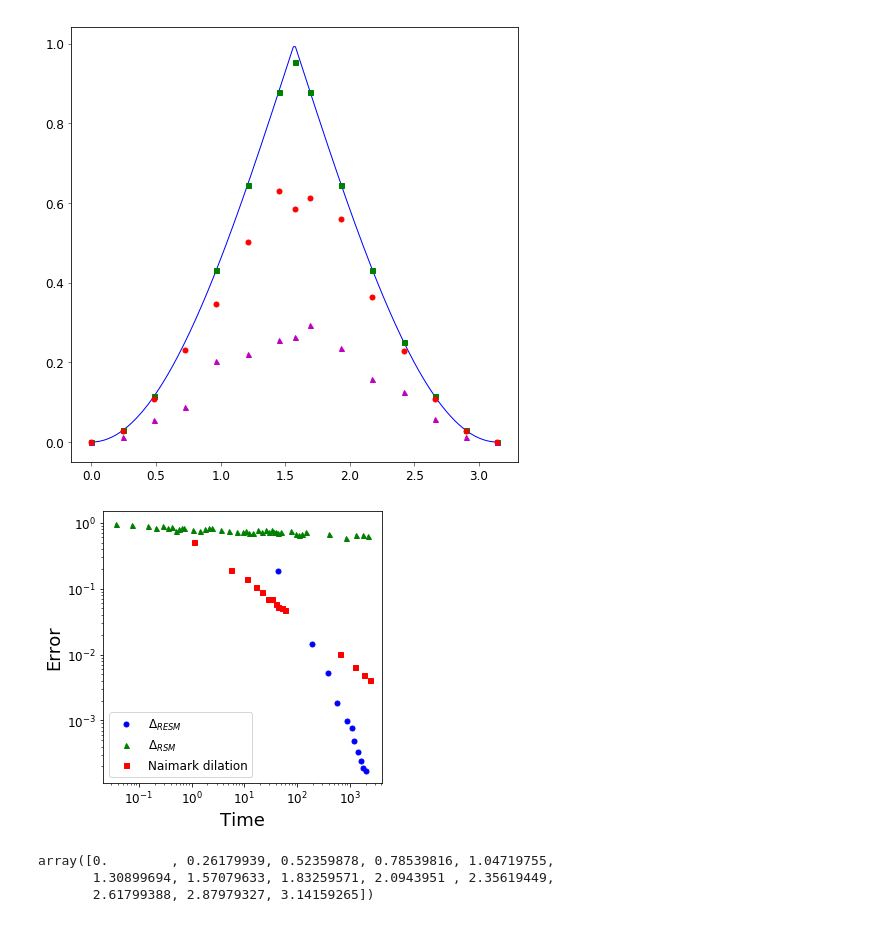
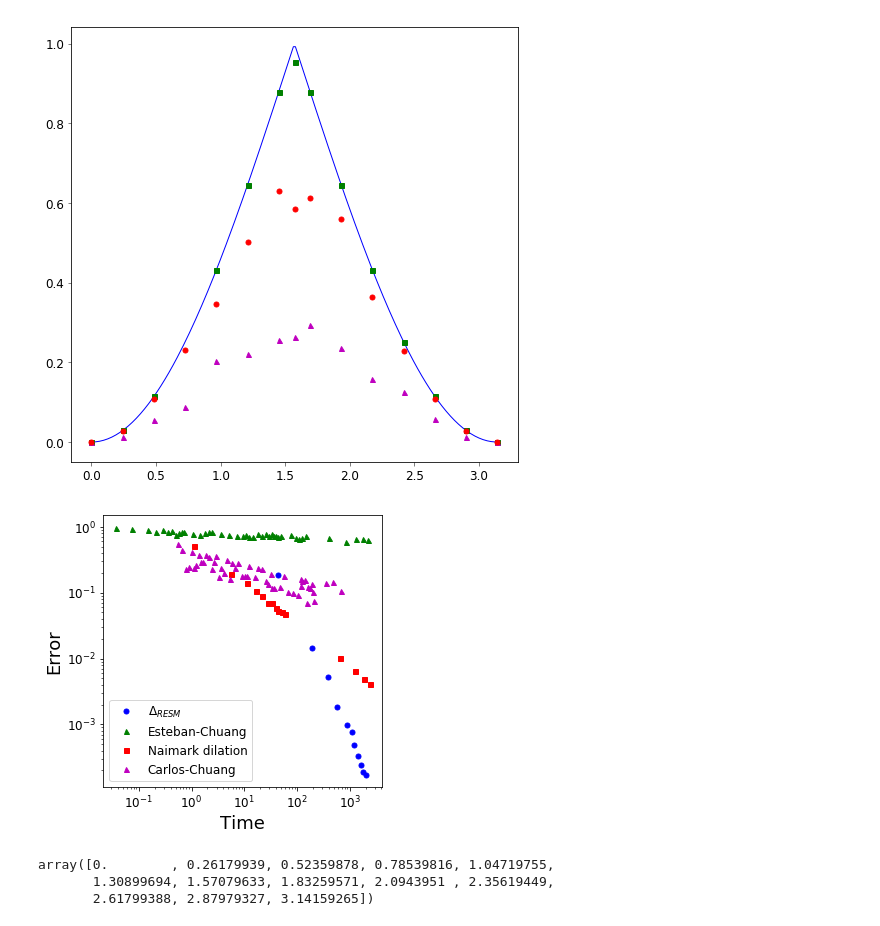
Before and after one commit to estebanmv/Random-Sampling-Extremal-POVMs, a Jupyter notebook: DisplacedPlot.ipynb, the cells around one changed output. Cells and saved outputs as stored; diff of their text form; code cells hidden in the pictures.

```diff
--- a/DisplacedPlot.ipynb
+++ b/DisplacedPlot.ipynb
@@ -303,6 +303,8 @@ frsm = pd.read_csv('Qubit-testsFisherVariousInt.dat',header=None)
 tfrsm = pd.read_csv('tiemposQubitRSM.dat',header=None)
 tExt = pd.read_csv('/home/estebanmv/Documents/metrologylargo/datos/tiemposExtremales.dat',sep='\n',header=None)
 chin = pd.read_csv('/home/estebanmv/Documents/metrologylargo/datos/effdat.dat',sep='\n',header=None)
+fintcc = pd.read_csv('QubitCCtiempos-FishInt.dat',header=None)
+tintcc = pd.read_csv('tiemposQubitCC.dat',header=None)
 # %%
 tBrF = pd.read_csv('/home/estebanmv/Documents/metrologylargo/datos/tiemposBrutalF.dat',sep='\n',header=None)
 bf = pd.read_csv('/home/estebanmv/Documents/metrologylargo/datos/bruteforcedat.dat',sep='\n',header=None)
@@ -313,20 +315,21 @@ tBrF = tBrF.append(asymT)
 # %%
 plt.figure(figsize= (5,5))
 x = [1,5,10,15,20,25,30,35,40,45,50]
 dots1, = plt.loglog(tfrsm,1-frsm,"g^",markersize=5)
 dots2, = plt.loglog(tExt,1-chin.iloc[:], "bo",markersize=5)
 dots3, = plt.loglog(tBrF, 1-bf.iloc[:], "rs", markersize=5)
+dots4, = plt.loglog(tintcc, 1-fintcc, "m^", markersize=5)
 plt.xlabel('Time', fontsize=18)
 plt.ylabel('Error', fontsize=18)
-plt.legend([dots2,dots1,dots3], ['$\Delta_{RESM}$','$\Delta_{RSM}$','Naimark dilation'],loc=3, fontsize=12)
+plt.legend([dots2,dots1,dots3,dots4], ['$\Delta_{RESM}$','Esteban-Chuang','Naimark dilation','Carlos-Chuang'],loc=3, fontsize=12)
 #plt.legend([dots2,dots1], ['      ','      '],loc=3, fontsize=5, frameon = False)
 plt.tick_params(labelsize=12)#,width=0.5)
 
 #plt.legend((dots1),('Algorithm'), scatterpoints=1)
 plt.savefig('timesRSMvsRESM.pdf')
 plt.show()
 # %% [output]
-[figure, old version]
+[figure, new version]
 # %%
 np.linspace(0,np.pi,13)
 # %% [output]
```
Also changed, not shown: 7 other files.
